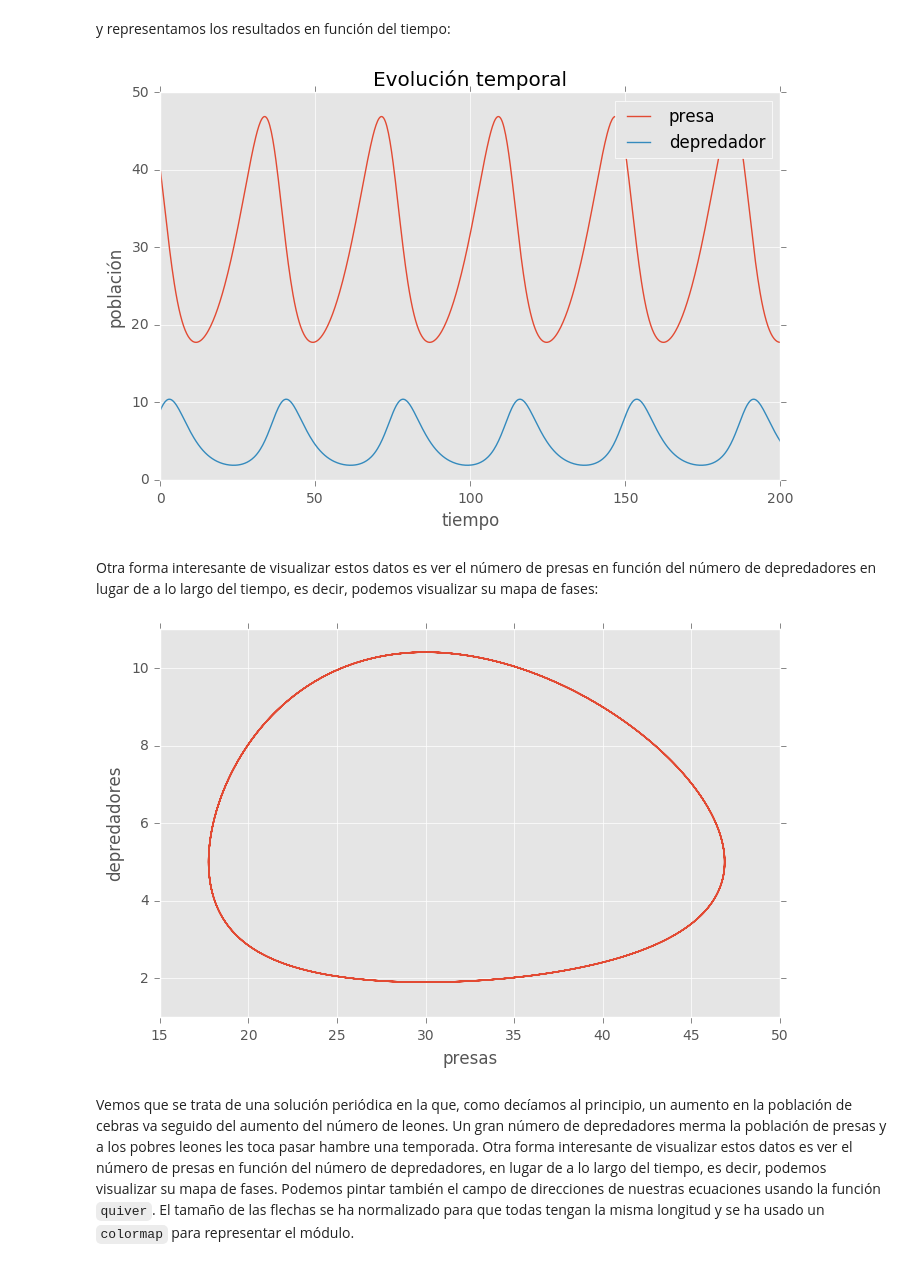
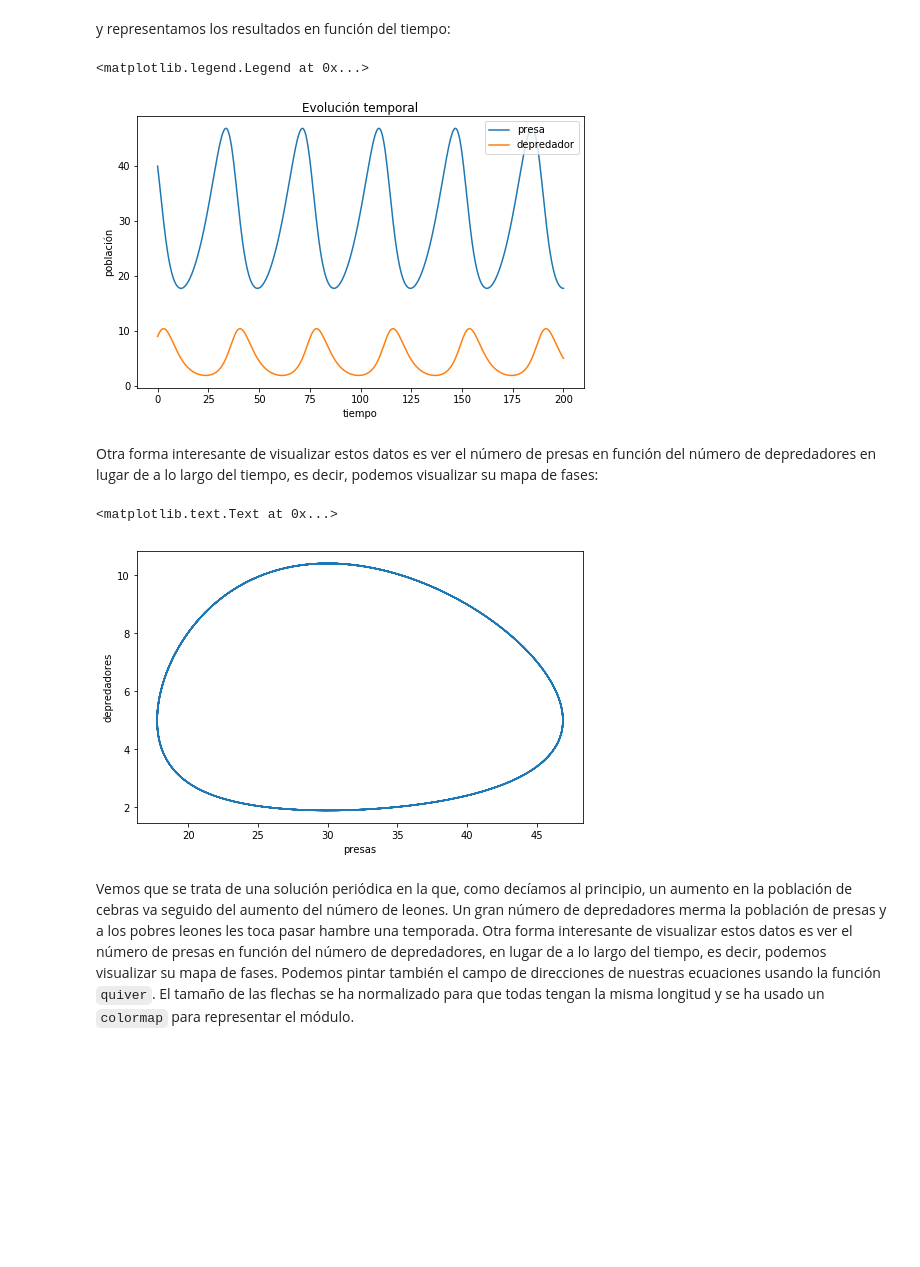
Before and after one commit to AeroPython/Curso_AeroPython, a Jupyter notebook: notebooks_completos/091-Ejemplos-Lotka-Volterra.ipynb, the cells around one changed output. Saved outputs shown, nothing was run; the diff lists cells and outputs as text; code cells hidden in the pictures; blank space fills up the shorter version.

```diff
--- a/notebooks_completos/091-Ejemplos-Lotka-Volterra.ipynb
+++ b/notebooks_completos/091-Ejemplos-Lotka-Volterra.ipynb
@@ -71,19 +75,18 @@ Resolvemos la ecuación:
 solucion = odeint(df_dt, conds_iniciales, t, args=(a, b, c, d))
 # %% [markdown]
 y representamos los resultados en función del tiempo:
-# %%
-plt.style.use('ggplot')
 # %%
 plt.figure("Evolución temporal", figsize=(8,5))
 plt.title("Evolución temporal")
 plt.plot(t, solucion[:, 0], label='presa')
 plt.plot(t, solucion[:, 1], label='depredador')
 plt.xlabel('tiempo')
 plt.ylabel('población')
-plt.legend()
+plt.legend(loc=1)
 # plt.savefig('evolucion_temporal.png')
 # %% [output]
+<matplotlib.legend.Legend at 0x...>
-[figure, old version]
+[figure, new version]
 # %% [markdown]
 Otra forma interesante de visualizar estos datos es ver el número de presas en función del número de depredadores en lugar de a lo largo del tiempo, es decir, podemos visualizar su mapa de fases:
 # %%
@@ -93,7 +96,8 @@ plt.xlabel('presas')
 plt.ylabel('depredadores')
 # plt.savefig('presas_vs_depredadores.png')
 # %% [output]
+<matplotlib.text.Text at 0x...>
-[figure, old version]
+[figure, new version]
 # %% [markdown]
 Vemos que se trata de una solución periódica en la que, como decíamos al principio, un aumento en la población de cebras va seguido del aumento del número de leones. Un gran número de depredadores merma la población de presas y a los pobres leones les toca pasar hambre una temporada. Otra forma interesante de visualizar estos datos es ver el número de presas en función del número de depredadores, en lugar de a lo largo del tiempo, es decir, podemos visualizar su mapa de fases. Podemos pintar también el campo de direcciones de nuestras ecuaciones usando la función `quiver`. El tamaño de las flechas se ha normalizado para que todas tengan la misma longitud y se ha usado un `colormap` para representar el módulo.
 # %%
```
Also changed, not shown: parts of 9 cells of this notebook, 26 other files.
